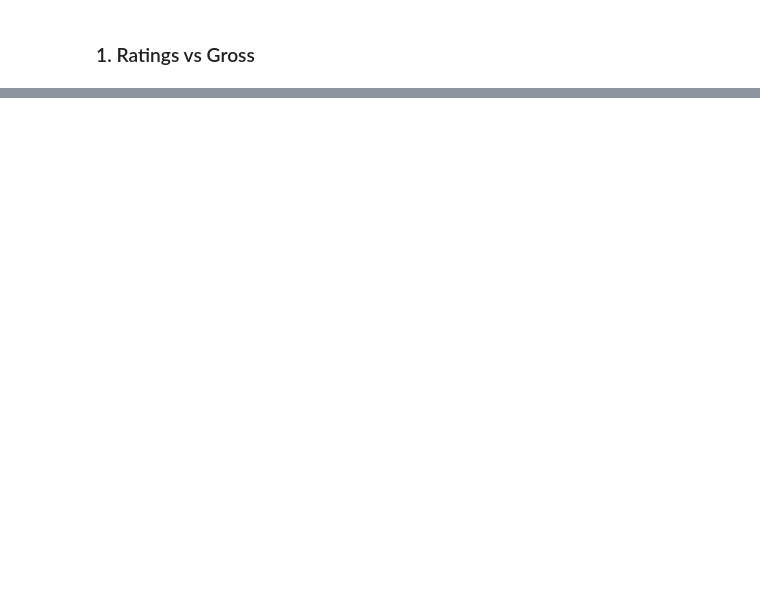
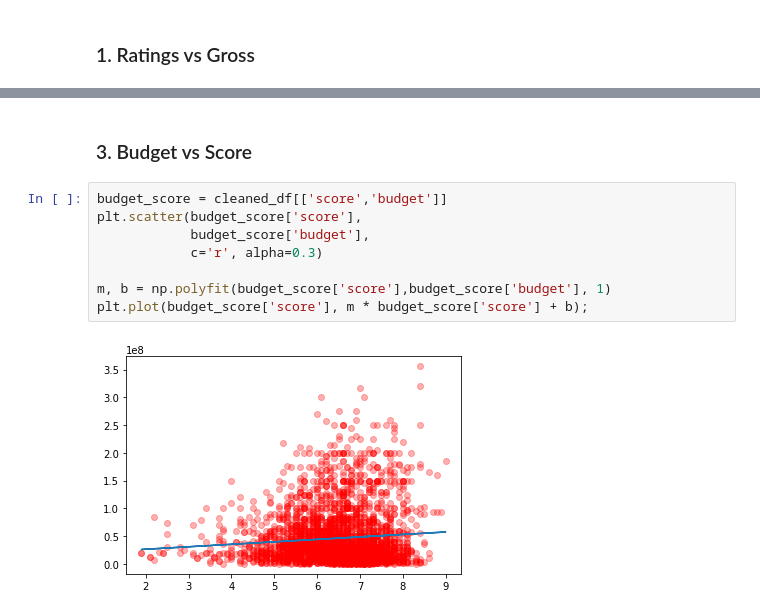
Before and after one commit to soaza/dao2702-project, a Jupyter notebook: movies_analysis.ipynb, the cells around one changed output, grey strips where cells are left out. Saved outputs shown, nothing was run; the diff lists cells and outputs as text; blank space fills up the shorter version.

```diff
--- a/movies_analysis.ipynb
+++ b/movies_analysis.ipynb
@@ -35,0 +48,12 @@ print(cleaned_dataset.groupby(cleaned_dataset['genre'])['gross'].mean())
+# %% [markdown]
+### 3. Budget vs Score
+# %%
+budget_score = cleaned_df[['score','budget']]
+plt.scatter(budget_score['score'],
+            budget_score['budget'],
+            c='r', alpha=0.3)
+
+m, b = np.polyfit(budget_score['score'],budget_score['budget'], 1)
+plt.plot(budget_score['score'], m * budget_score['score'] + b);
+# %% [output]
+[figure, added]
```
Also changed, not shown: parts of 7 cells of this notebook, 1 other file.
